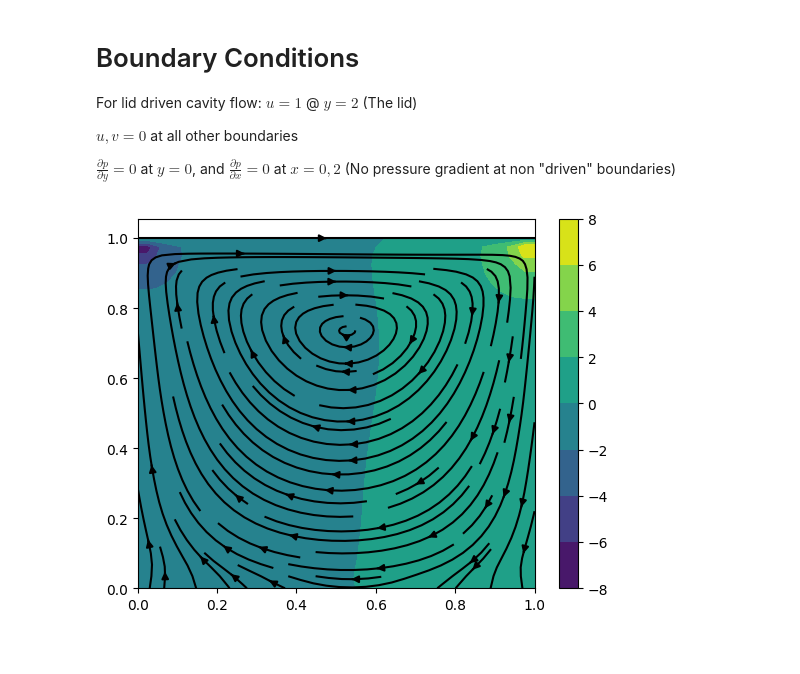
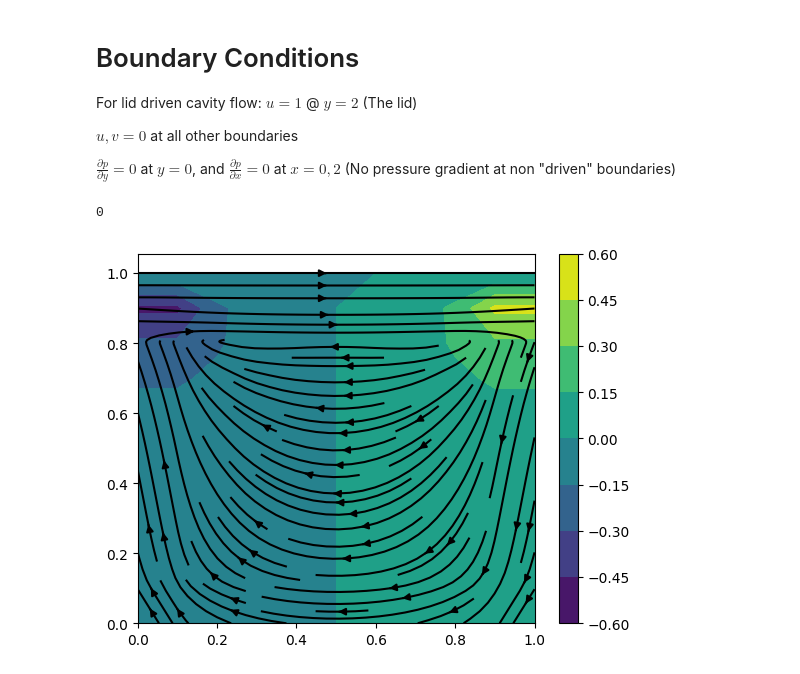
Before and after one commit to wujorgen/2d_heat_conduction, a Jupyter notebook: python/chorin_projection.ipynb, the cells around one changed output. Drawn from its saved outputs; the diff is of its cells as text; code cells hidden in the pictures.

```diff
--- a/python/chorin_projection.ipynb
+++ b/python/chorin_projection.ipynb
@@ -39,10 +39,10 @@ from mpl_toolkits.mplot3d import Axes3D
 from tqdm import tqdm
 import time
 # %%
-N_POINTS = 41
+N_POINTS = 11
 DOMAIN_SIZE = 1.0
-N_ITERATIONS = 500  # for explicit timestep
-TIME_STEP_LENGTH = 0.001
+N_ITERATIONS = 1  # for explicit timestep
+TIME_STEP_LENGTH = 0.01
 KINEMATIC_VISCOSITY = 0.1
 DENSITY = 1.0
 HORIZONTAL_VELOCITY_TOP = 2.0  # in the positive x direction
@@ -86,6 +86,8 @@ def main():
     v_prev = np.zeros_like(X)
     p_prev = np.zeros_like(X)
 
+    u_prev[-1, :] = HORIZONTAL_VELOCITY_TOP
+
     maximum_possible_time_step_length_from_heat_eqn = (
         0.5 * ELEMENT_LENGTH**2 / KINEMATIC_VISCOSITY
     )
@@ -93,6 +95,7 @@ def main():
         raise RuntimeError("might not be stable")
 
     for itr in tqdm(range(N_ITERATIONS)):
+        print(itr)
         # Calculate derivatives
         d_u_prev__d_x = central_difference_x(u_prev)
         d_u_prev__d_y = central_difference_y(u_prev)
@@ -186,8 +189,9 @@ def main():
     plt.streamplot(X, Y, u_next, v_next, color="black")
     plt.show()
 
-    return p_next, u_next, v_next
+    return p_next, u_next, v_next, u_tent, v_tent
 # %%
-p_sol, u_sol, v_sol = main()
+p_sol, u_sol, v_sol, u_tent, v_tent = main()
 # %% [output]
+0
-[figure, old version]
+[figure, new version]
```
Also changed, not shown: parts of 5 cells of this notebook.
